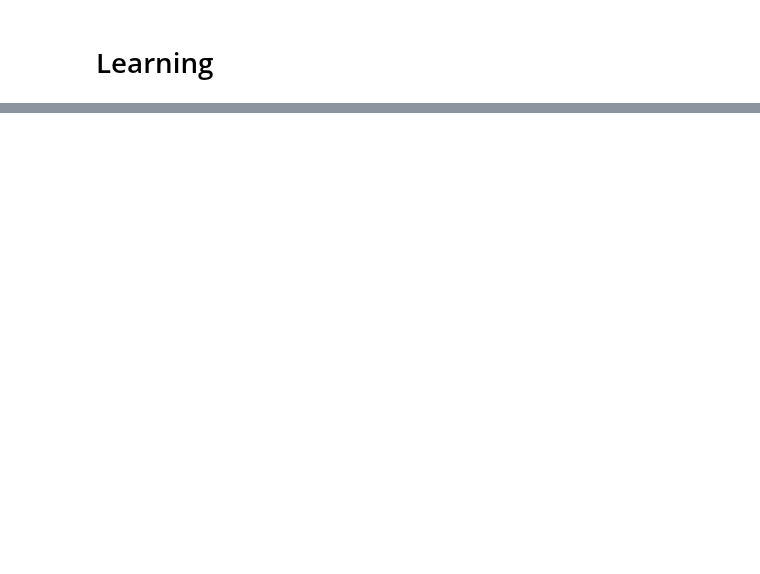
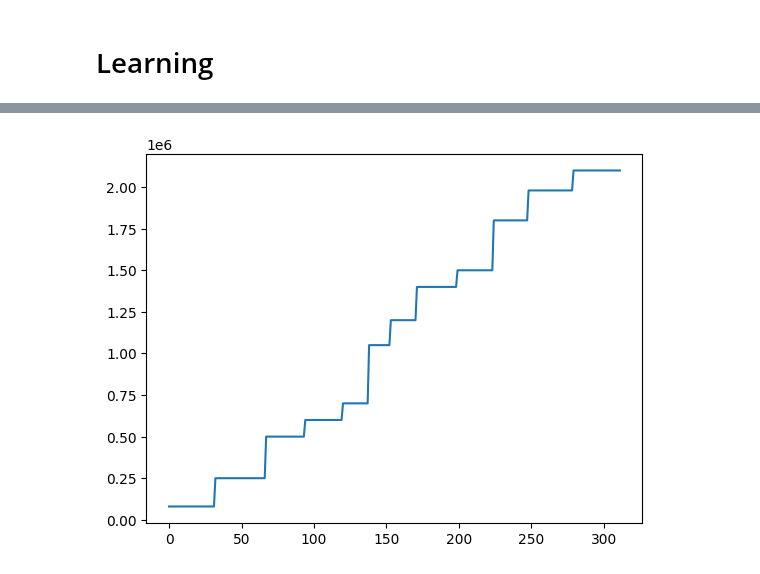
Before and after one commit to edoardorossi1995/Tesi, a Jupyter notebook: DQN_Agent.ipynb, the cells around one changed output, grey strips where cells are left out. Cells and saved outputs as stored; diff of their text form; code cells hidden in the pictures; blank space fills up the shorter version.

```diff
--- a/DQN_Agent.ipynb
+++ b/DQN_Agent.ipynb
@@ -183,0 +314,15 @@ plt.show()
+# %%
+batch_size = 40
+pivot = [80000, 250000, 500000, 600000, 700000, 1050000, 1200000, 1400000, 1500000, 1800000, 1980000, 2100000]
+batches = []
+
+
+for i in range(len(pivot)):
+  batch_size = batch_size + random.randint(-10, 10)
+  for j in range(batch_size):
+
+    batches.append(pivot[i]+j)
+plt.plot(batches)
+plt.show()
+# %% [output]
+[figure, added]
```
Also changed, not shown: parts of 25 cells of this notebook.
